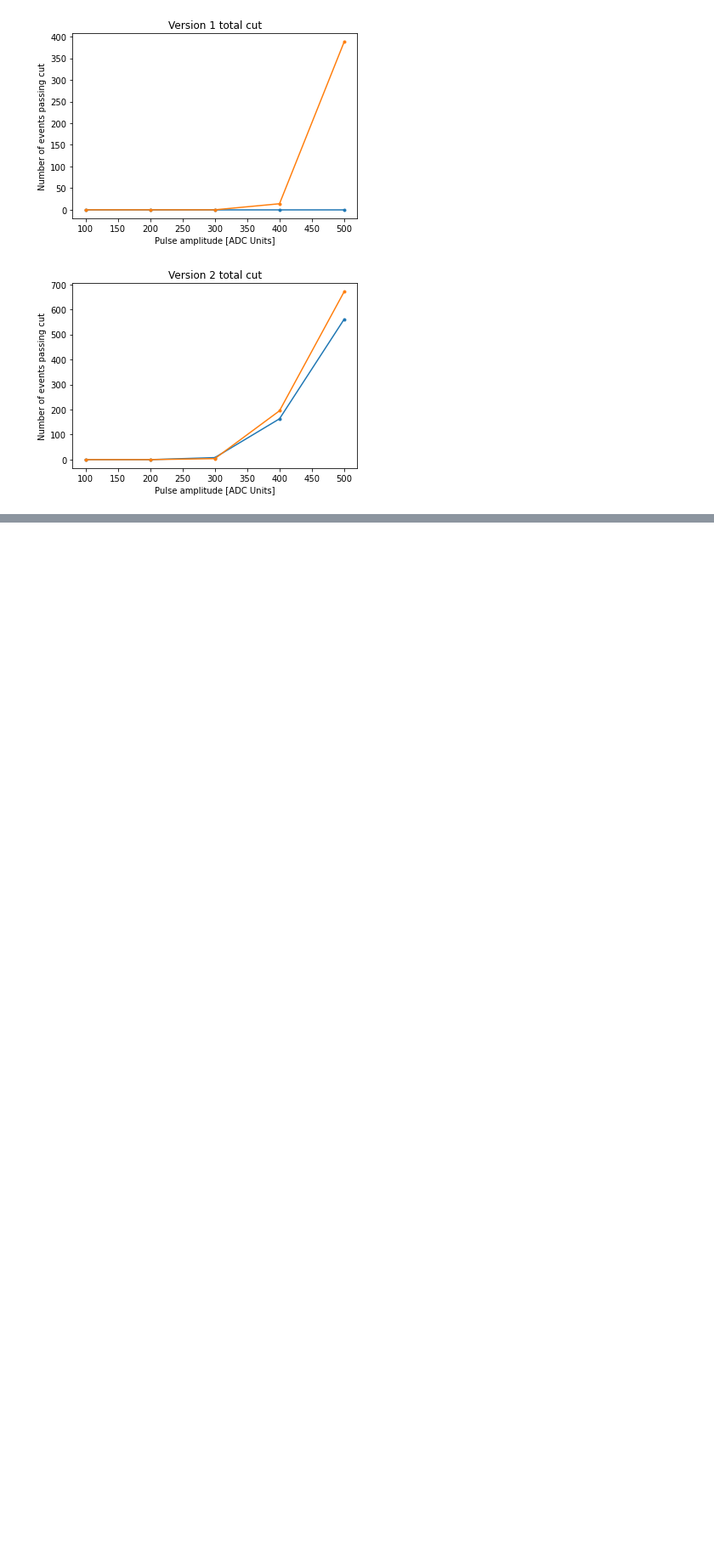
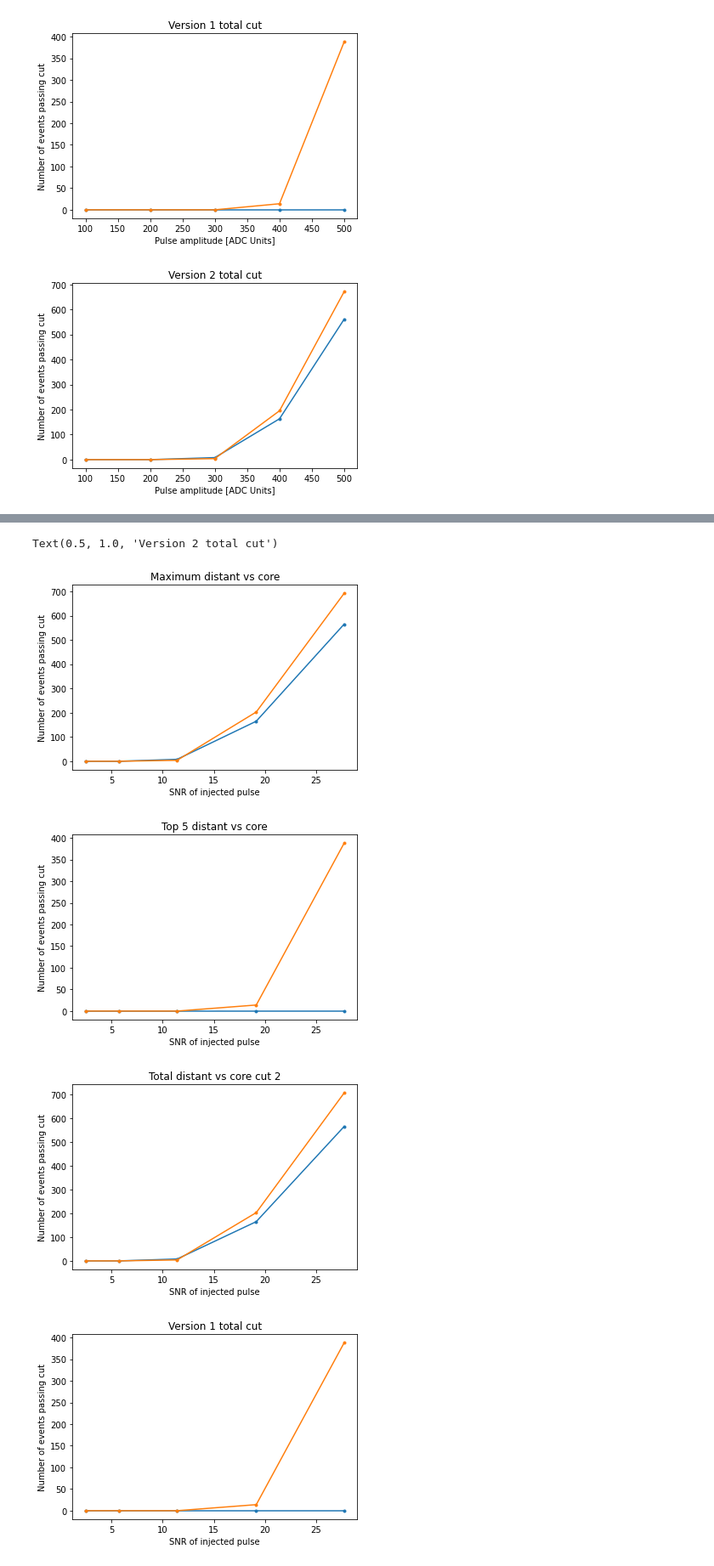
Before and after one commit to kathrynplant/lwa-cosmic-rays, a Jupyter notebook: Simulation_Results.ipynb, the cells around one changed output, grey strips where cells are left out. Shown at 85% size. Saved outputs shown, nothing was run; the diff lists cells and outputs as text; code cells hidden in the pictures; blank space fills up the shorter version.

```diff
--- a/Simulation_Results.ipynb
+++ b/Simulation_Results.ipynb
@@ -122,0 +322,42 @@ Text(0.5, 1.0, 'Version 2 total cut')
+# %%
+plt.figure()
+plt.plot(median_over_all_ants_snapshots[1:],(summary['pass_max_distant_vs_core_cut'][Apolfiles]),'.-')
+plt.plot(median_over_all_ants_snapshots[1:],(summary['pass_max_distant_vs_core_cut'][Bpolfiles]),'.-')
+plt.xlabel('SNR of injected pulse')
+plt.ylabel('Number of events passing cut')
+plt.title('Maximum distant vs core')
+
+plt.figure()
+plt.plot(median_over_all_ants_snapshots[1:],(summary['pass_top5_distant_vs_core_cut'][Apolfiles]),'.-')
+plt.plot(median_over_all_ants_snapshots[1:],(summary['pass_top5_distant_vs_core_cut'][Bpolfiles]),'.-')
+plt.xlabel('SNR of injected pulse')
+plt.ylabel('Number of events passing cut')
+plt.title('Top 5 distant vs core')
+
+plt.figure()
+plt.plot(median_over_all_ants_snapshots[1:],(summary['pass_distant_vs_core_cut2'][Apolfiles]),'.-')
+plt.plot(median_over_all_ants_snapshots[1:],(summary['pass_distant_vs_core_cut2'][Bpolfiles]),'.-')
+plt.xlabel('SNR of injected pulse')
+plt.ylabel('Number of events passing cut')
+plt.title('Total distant vs core cut 2')
+
+plt.figure()
+plt.plot(median_over_all_ants_snapshots[1:],(summary['total_selected_v1'][Apolfiles]),'.-')
+plt.plot(median_over_all_ants_snapshots[1:],(summary['total_selected_v1'][Bpolfiles]),'.-')
+plt.xlabel('SNR of injected pulse')
+plt.ylabel('Number of events passing cut')
+plt.title('Version 1 total cut')
+
+
+plt.figure()
+plt.plot(median_over_all_ants_snapshots[1:],(summary['total_selected_v2'][Apolfiles]),'.-')
+plt.plot(median_over_all_ants_snapshots[1:],(summary['total_selected_v2'][Bpolfiles]),'.-')
+plt.xlabel('SNR of injected pulse')
+plt.ylabel('Number of events passing cut')
+plt.title('Version 2 total cut')
+# %% [output]
+Text(0.5, 1.0, 'Version 2 total cut')
+[figure, added]
+[figure, added]
+[figure, added]
+[figure, added]
```
Also changed, not shown: parts of 23 cells of this notebook, 1 other file.
